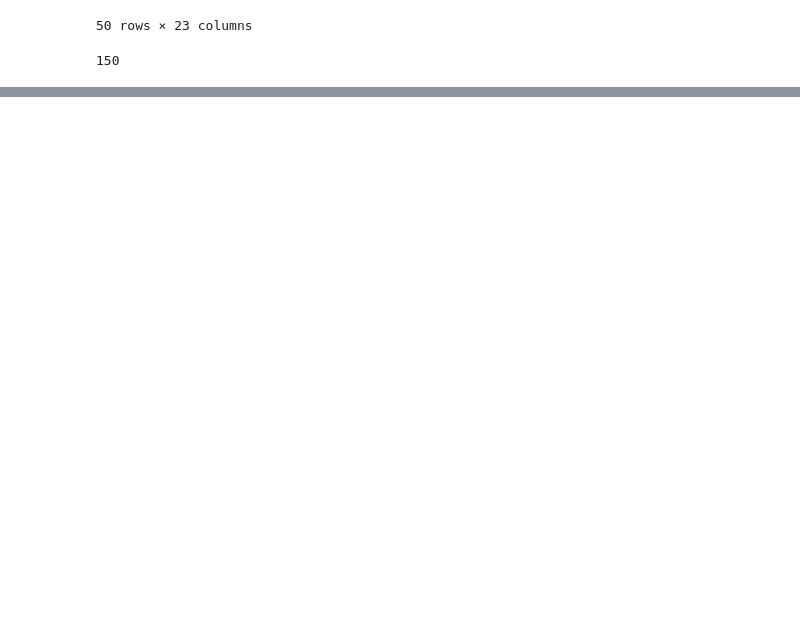
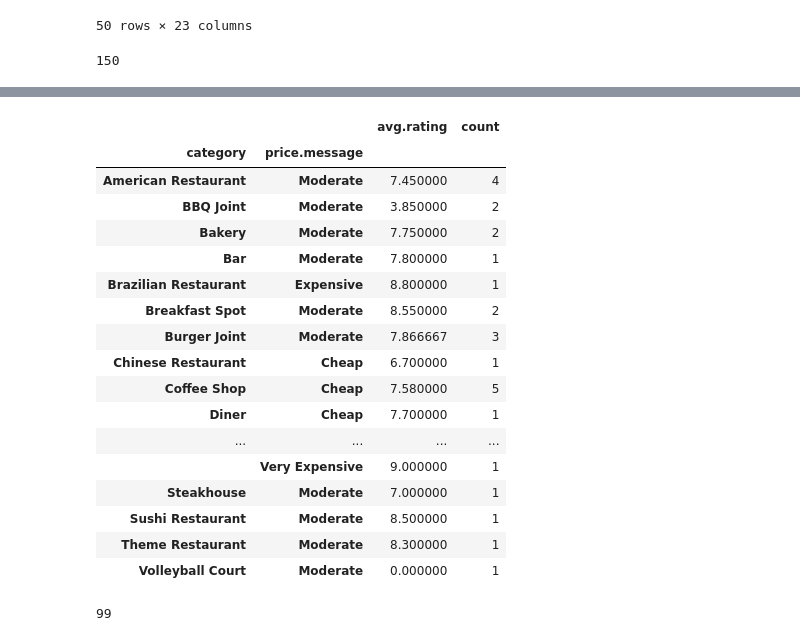
Before and after one commit to gkale1969/Coursera_Capstone, a Jupyter notebook: Applied Data Science - Capstone Project.ipynb, the cells around one changed output, grey strips where cells are left out. Cells and saved outputs as stored; diff of their text form; code cells hidden in the pictures; blank space fills up the shorter version.

```diff
--- a/Applied Data Science - Capstone Project.ipynb
+++ b/Applied Data Science - Capstone Project.ipynb
@@ -417,0 +519,32 @@ df_data_1.head()
+# %%
+### isolate just the Oak Brook restuarants
+
+downersgrove_restuarants_df = restuarants_df[(restuarants_df['location.postalCode'] == '60515')]
+# %%
+### check out the groupings of Lombard restuarants by category, price and average rating
+
+downersgrove_restuarants_grouped_df = downersgrove_restuarants_df.groupby(['category', 'price.message']).agg({'rating': np.mean, 'location.postalCode': np.size})
+
+downersgrove_restuarants_grouped_df.rename(columns={'rating': 'avg.rating'}, inplace=True)
+downersgrove_restuarants_grouped_df.rename(columns={'location.postalCode': 'count'}, inplace=True)
+
+downersgrove_restuarants_grouped_df
+# %% [output]
+|  |  | avg.rating | count |
+| category | price.message |  |  |
+| American Restaurant | Moderate | 7.450000 | 4 |
+| BBQ Joint | Moderate | 3.850000 | 2 |
+| Bakery | Moderate | 7.750000 | 2 |
+| Bar | Moderate | 7.800000 | 1 |
+| Brazilian Restaurant | Expensive | 8.800000 | 1 |
+| Breakfast Spot | Moderate | 8.550000 | 2 |
+| Burger Joint | Moderate | 7.866667 | 3 |
+| Chinese Restaurant | Cheap | 6.700000 | 1 |
+| Coffee Shop | Cheap | 7.580000 | 5 |
+| Diner | Cheap | 7.700000 | 1 |
+| ... | ... | ... | ... |
+|  | Very Expensive | 9.000000 | 1 |
+| Steakhouse | Moderate | 7.000000 | 1 |
+| Sushi Restaurant | Moderate | 8.500000 | 1 |
+| Theme Restaurant | Moderate | 8.300000 | 1 |
+| Volleyball Court | Moderate | 0.000000 | 1 |
@@ -417,0 +555,4 @@ df_data_1.head()
+# %%
+len(restuarants_grouped_df)
+# %% [output]
+99
```
Also changed, not shown: parts of 35 cells of this notebook.
